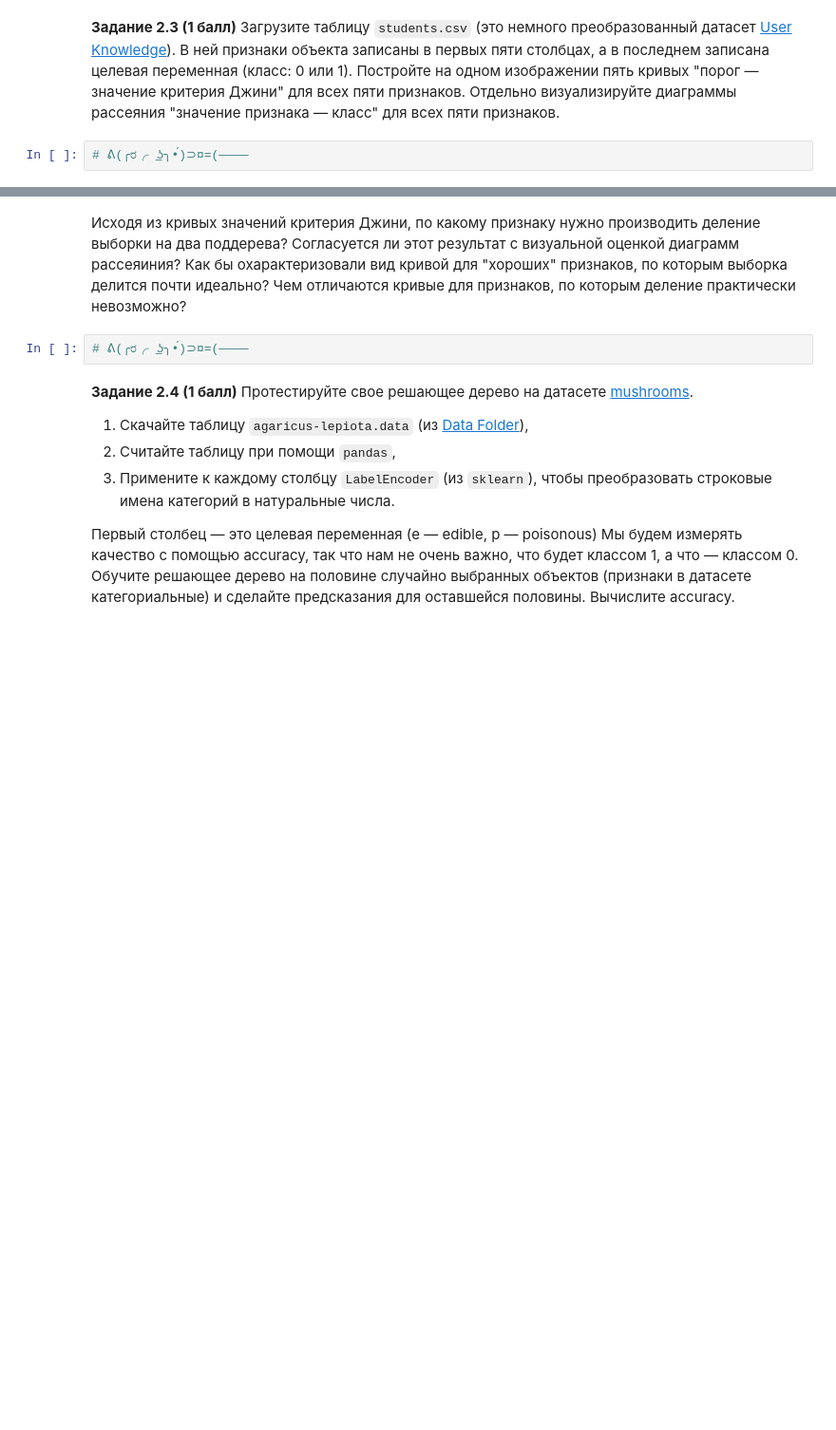
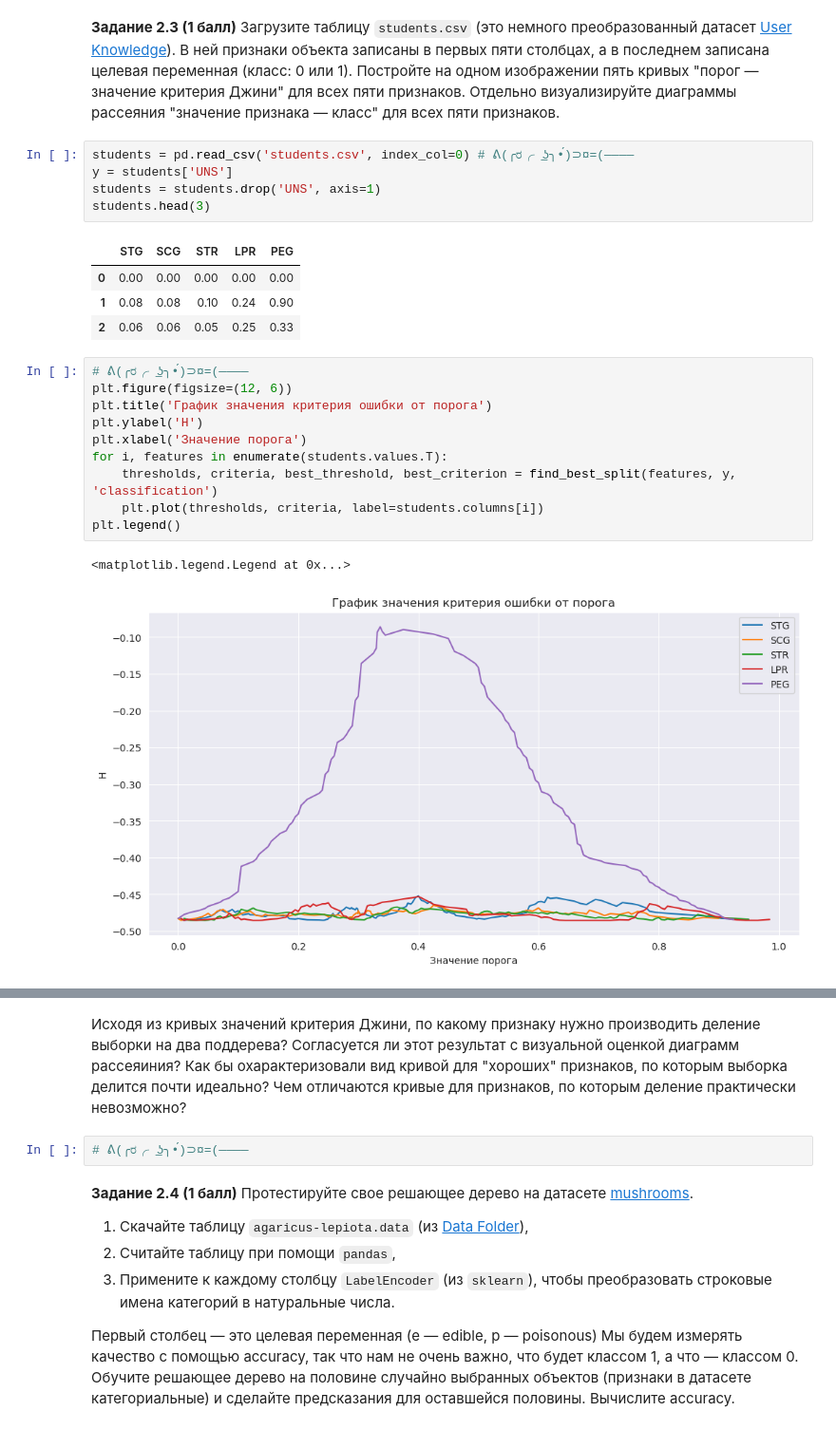
Before and after one commit to Bosbobos/IAD, a Jupyter notebook: MachineLeariningBasics/hw07_trees/hw07_trees_rf.ipynb, the cells around one changed output, grey strips where cells are left out. Shown at 95% size. Saved outputs shown, nothing was run; the diff lists cells and outputs as text; blank space fills up the shorter version.

```diff
--- a/MachineLeariningBasics/hw07_trees/hw07_trees_rf.ipynb
+++ b/MachineLeariningBasics/hw07_trees/hw07_trees_rf.ipynb
@@ -366,5 +366,26 @@ class DecisionTree:
         return np.array(predicted)
 # %% [markdown]
 **Задание 2.3 (1 балл)** Загрузите таблицу `students.csv` (это немного преобразованный датасет [User Knowledge](https://archive.ics.uci.edu/ml/datasets/User+Knowledge+Modeling)). В ней признаки объекта записаны в первых пяти столбцах, а в последнем записана целевая переменная (класс: 0 или 1). Постройте на одном изображении пять кривых "порог — значение критерия Джини" для всех пяти признаков. Отдельно визуализируйте диаграммы рассеяния "значение признака — класс" для всех пяти признаков.
-# %%
-# ᕕ(╭ರ╭ ͟ʖ╮•́)⊃¤=(————
+# %%
+students = pd.read_csv('students.csv', index_col=0) # ᕕ(╭ರ╭ ͟ʖ╮•́)⊃¤=(————
+y = students['UNS']
+students = students.drop('UNS', axis=1)
+students.head(3)
+# %% [output]
+|  | STG | SCG | STR | LPR | PEG |
+| 0 | 0.00 | 0.00 | 0.00 | 0.00 | 0.00 |
+| 1 | 0.08 | 0.08 | 0.10 | 0.24 | 0.90 |
+| 2 | 0.06 | 0.06 | 0.05 | 0.25 | 0.33 |
+# %%
+# ᕕ(╭ರ╭ ͟ʖ╮•́)⊃¤=(————
+plt.figure(figsize=(12, 6))
+plt.title('График значения критерия ошибки от порога')
+plt.ylabel('H')
+plt.xlabel('Значение порога')
+for i, features in enumerate(students.values.T):
+    thresholds, criteria, best_threshold, best_criterion = find_best_split(features, y, 'classification')
+    plt.plot(thresholds, criteria, label=students.columns[i])
+plt.legend()
+# %% [output]
+<matplotlib.legend.Legend at 0x...>
+[figure, added]
```
Also changed, not shown: parts of 2 cells of this notebook.
